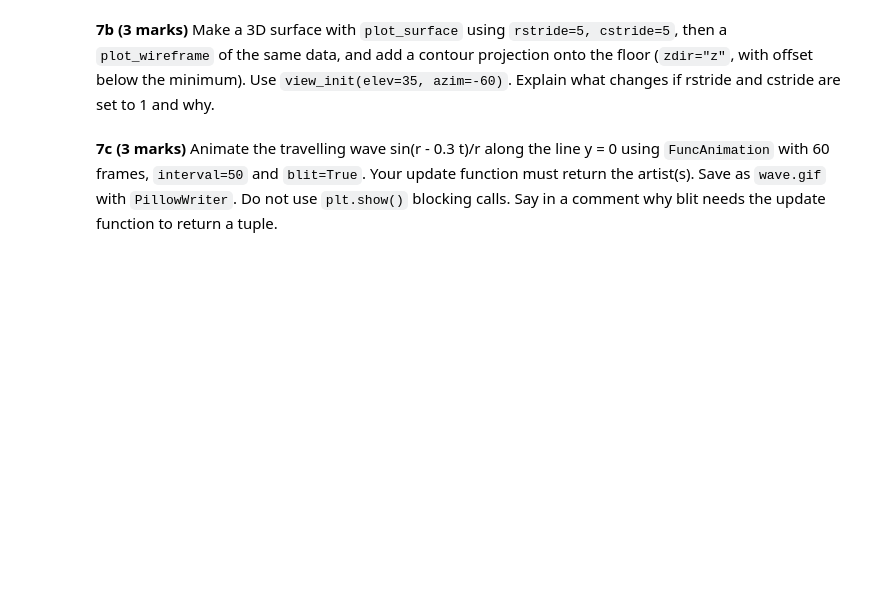
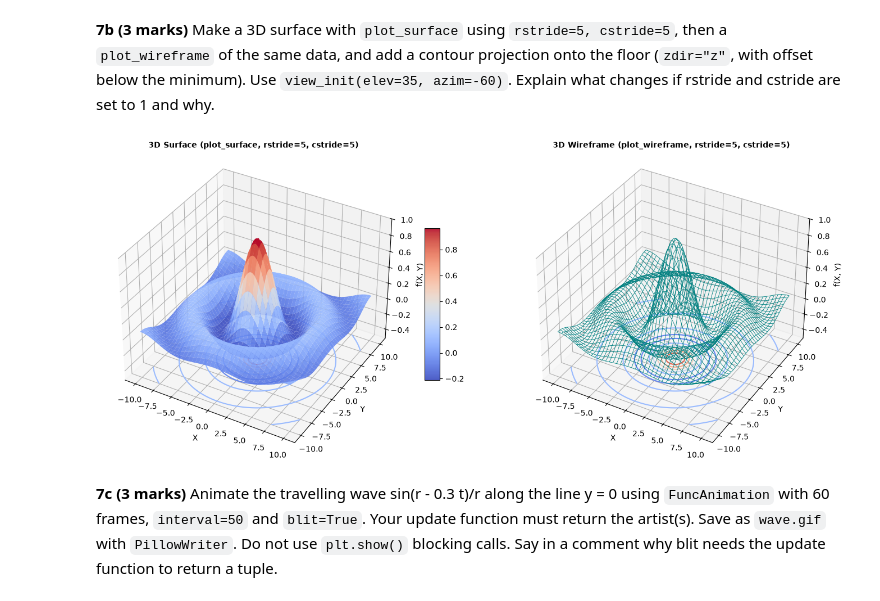
Before and after one commit to rayyang337/PAI-A3-25F-0056, a Jupyter notebook: Assignment3_Programming_for_AI.ipynb, the cells around one changed output. Cells and saved outputs as stored; diff of their text form; code cells hidden in the pictures; blank space fills up the shorter version.

```diff
--- a/Assignment3_Programming_for_AI.ipynb
+++ b/Assignment3_Programming_for_AI.ipynb
@@ -950,2 +986,47 @@ Let f(x, y) = sin(r) / r with r = sqrt(x^2 + y^2) on x, y in [-10, 10].
+# %%
+import numpy as np
+import matplotlib.pyplot as plt
+
+x = np.linspace(-10, 10, 201)
+y = np.linspace(-10, 10, 201)
+X, Y = np.meshgrid(x, y)
+R = np.sqrt(X**2 + Y**2)
+Z = np.where(R == 0, 1.0, np.sin(np.where(R == 0, 1.0, R)) / np.where(R == 0, 1.0, R))
+
+fig = plt.figure(figsize=(14, 6))
+
+# Subplot 1: 3D Surface with plot_surface
+ax1 = fig.add_subplot(1, 2, 1, projection='3d')
+surf = ax1.plot_surface(X, Y, Z, rstride=5, cstride=5, cmap='coolwarm', edgecolor='none', alpha=0.9)
+# Contour projection onto the floor below the minimum Z value
+z_offset_1 = Z.min() - 0.3
+ax1.contour(X, Y, Z, zdir='z', offset=z_offset_1, cmap='coolwarm')
+
+ax1.set_zlim(z_offset_1, Z.max())
+ax1.view_init(elev=35, azim=-60)
+ax1.set_title("3D Surface (plot_surface, rstride=5, cstride=5)", fontsize=10, fontweight='bold')
+ax1.set_xlabel("X")
+ax1.set_ylabel("Y")
+ax1.set_zlabel("f(X, Y)")
+fig.colorbar(surf, ax=ax1, shrink=0.5, aspect=10)
+
+# Subplot 2: 3D Wireframe with plot_wireframe
+ax2 = fig.add_subplot(1, 2, 2, projection='3d')
+wire = ax2.plot_wireframe(X, Y, Z, rstride=5, cstride=5, color='teal', linewidth=0.6)
+# Contour projection onto the floor below the minimum Z value
+z_offset_2 = Z.min() - 0.3
+ax2.contour(X, Y, Z, zdir='z', offset=z_offset_2, cmap='coolwarm')
+
+ax2.set_zlim(z_offset_2, Z.max())
+ax2.view_init(elev=35, azim=-60)
+ax2.set_title("3D Wireframe (plot_wireframe, rstride=5, cstride=5)", fontsize=10, fontweight='bold')
+ax2.set_xlabel("X")
+ax2.set_ylabel("Y")
+ax2.set_zlabel("f(X, Y)")
+
+plt.tight_layout()
+plt.show()
+# %% [output]
+[figure, added]
 # %% [markdown]
 **7c (3 marks)** Animate the travelling wave sin(r - 0.3 t)/r along the line y = 0 using `FuncAnimation` with 60 frames, `interval=50` and `blit=True`. Your update function must return the artist(s). Save as `wave.gif` with `PillowWriter`. Do not use `plt.show()` blocking calls. Say in a comment why blit needs the update function to return a tuple.
```
Also changed, not shown: parts of 5 cells of this notebook, 1 other file.
